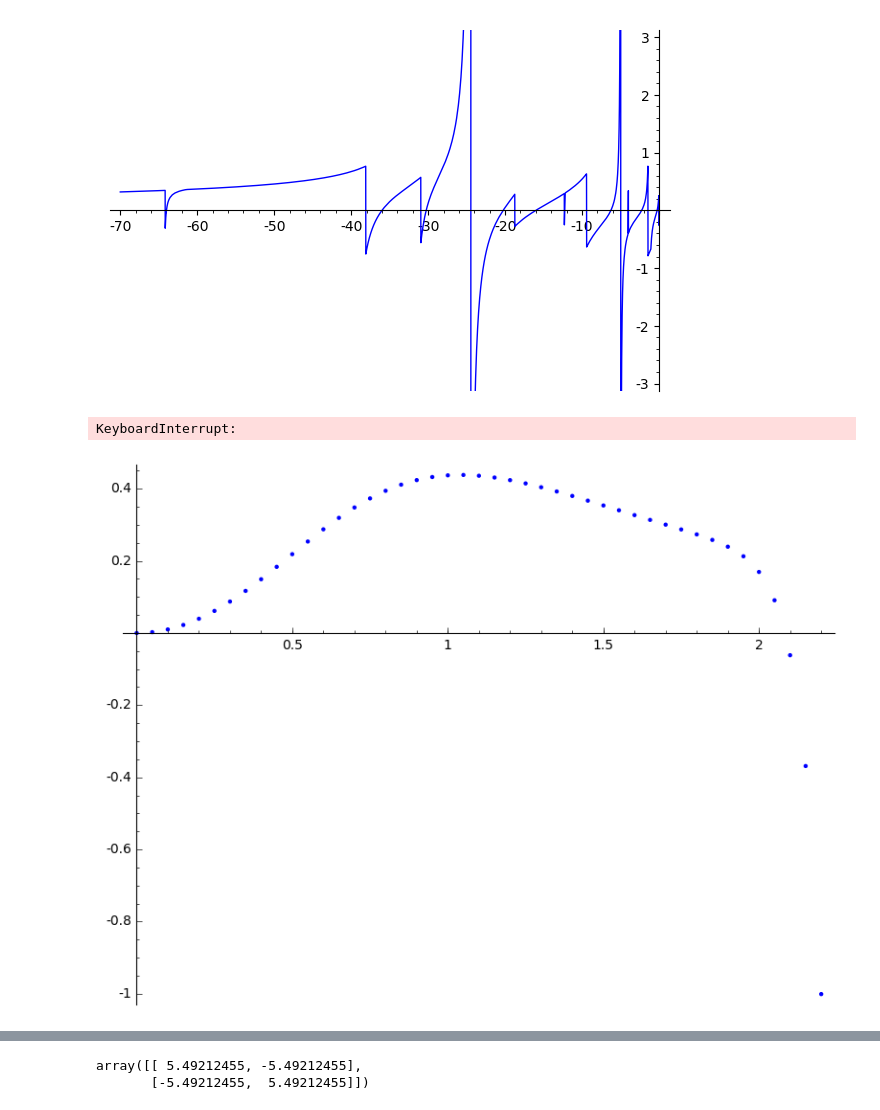
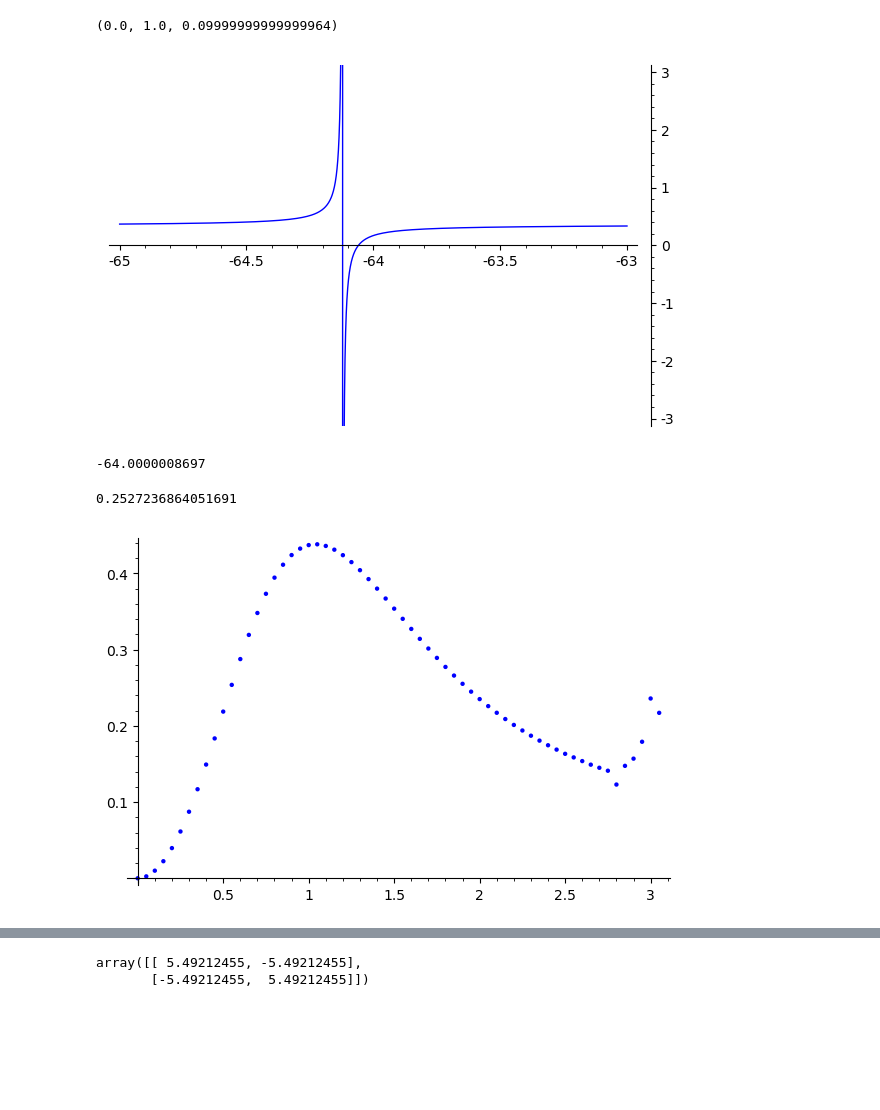
Before and after one commit to twist-numerical/matslise, a Jupyter notebook: notebooks/test_pyscs_hard.ipynb, the cells around one changed output, grey strips where cells are left out. Cells and saved outputs as stored; diff of their text form; code cells hidden in the pictures; blank space fills up the shorter version.

```diff
--- a/notebooks/test_pyscs_hard.ipynb
+++ b/notebooks/test_pyscs_hard.ipynb
@@ -31,7 +31,7 @@ def prop(E, start, end, begin):
 # %%
 E = -64
 B = 0
-M = 2
+M = 3
 t = prop(E, B, M, [0,0,1,0])
 t.ode_solve(num_points=2000)
 s = prop(E, B, M, [0,0,0,1])
@@ -63,0 +58,7 @@ psis = [(x, sm_eig(psi_calculator(y0, y1))) for (x, y0), (_, y1) in zip(t.soluti
+# %%
+#(list_plot(psis, color="red")
+E = -70
+def check(m):
+    return matrix(scs.propagatePsi(E,  [[0,0],[0,0]], B, m)) - matrix(scs.propagatePsi(E, [[0,0],[0,0]], 10, m))
+
+sum(plot(lambda m: check(m)[i][j], (0,5), color=hue((2*i+j)/5), legend_label="%d, %d"%(i,j)) for i in range(2) for j in range(2)).show(ymin=-3, ymax=3)
@@ -64,42 +67,52 @@ psis = [(x, sm_eig(psi_calculator(y0, y1))) for (x, y0), (_, y1) in zip(t.soluti
+# %%
+hue(.35)
+# %% [output]
+(0.0, 1.0, 0.09999999999999964)
 # %%
+d = 1
+
 def error(E):
-    return sm_eig(scs.propagatePsi(E, matrix.zero(2), 0, 1) - scs.propagatePsi(E, matrix.zero(2), 10, 1))
+    m = 1.1
+    return (scs.propagatePsi(E, matrix.zero(2), 0, m) - scs.propagatePsi(E, matrix.zero(2), 10, m))[1][1]
 
-plot(lambda E: error(E), (-70,0)).show(ymin=-3, ymax=3)
+plot(lambda E: error(E), (-64-d,-64+d)).show(ymin=-3, ymax=3)
 # %% [output]
-[figure, old version]
+[figure, new version]
 # %%
-E = -33.889167788944604
+E = find_root(error, -60, -64.003)
+print E
 x= 3
+
 def prop(x, start=0, start_Y=matrix.zero(2), start_dY=matrix.identity(2)):
     (y, _), _ = scs.propagate(E, (start_Y, start_dY), start,x)
     return matrix(y).det()
+# %% [output]
+-64.0000008697
-# %%
-plot(prop, (0,30))
-# %% [output]
-KeyboardInterrupt:
+# %%
+error(-64.0000008697)
+# %% [output]
+0.2527236864051691
 # %%
-E = -64
 step_size = 0.05
 xs = [0.]
 ys = [matrix.zero(2)]
 dys = [matrix.identity(2)]
 scaling = [1]
 
 x = 0
-while x < 2.2:
+while x < 3:
     x += step_size
     (y, dy), _ = scs.propagate(E, (ys[-1], dys[-1]), xs[-1], x)
 
     f = matrix(y).norm()
     scaling.append(scaling[-1]*f)
     xs.append(x)
     ys.append(y/f)
     dys.append(dy/f)
 
 list_plot(zip(xs, map(det, map(matrix, [y*s for s, y in zip(scaling, ys)]))))
 # %% [output]
-[figure, old version]
+[figure, new version]
 # %%
 m.rows()
 # %% [output]
```
Also changed, not shown: parts of 5 cells of this notebook, 10 other files.
